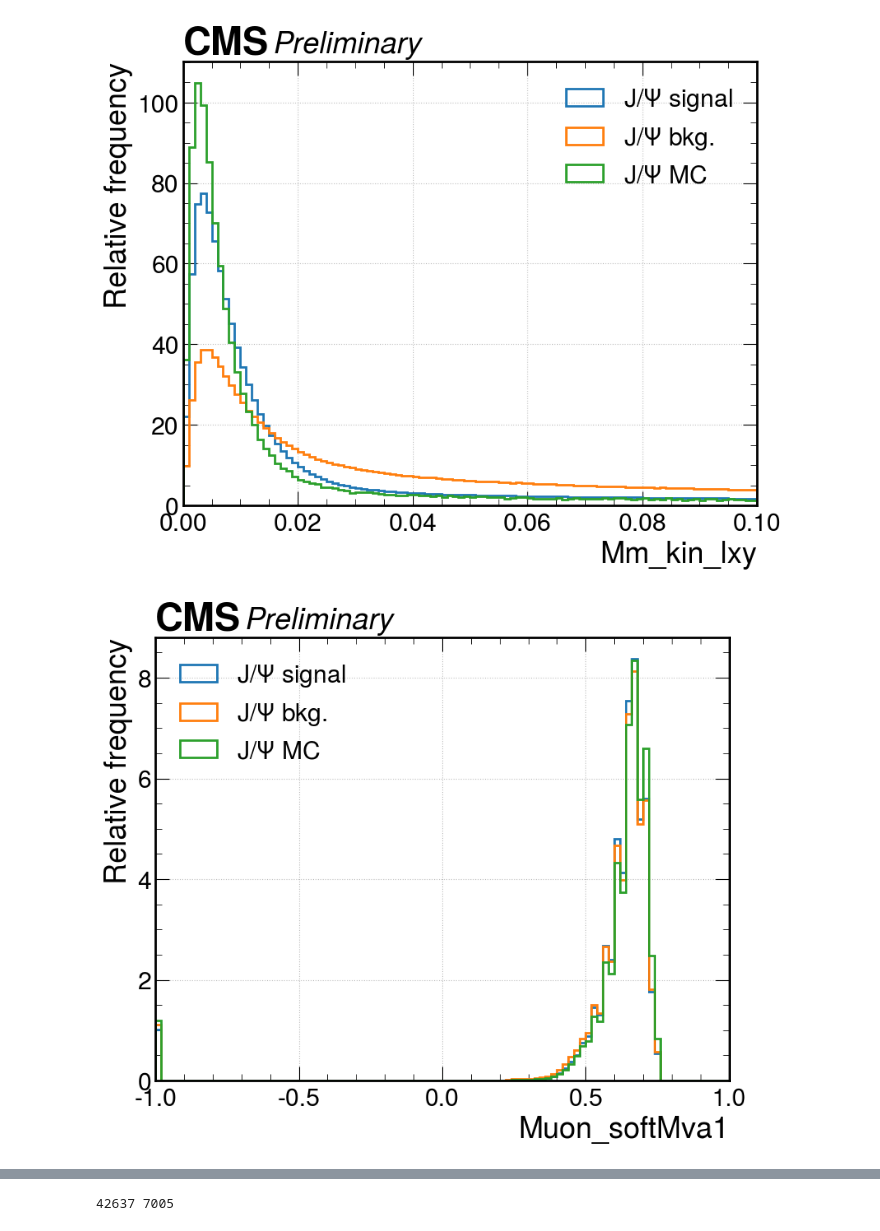
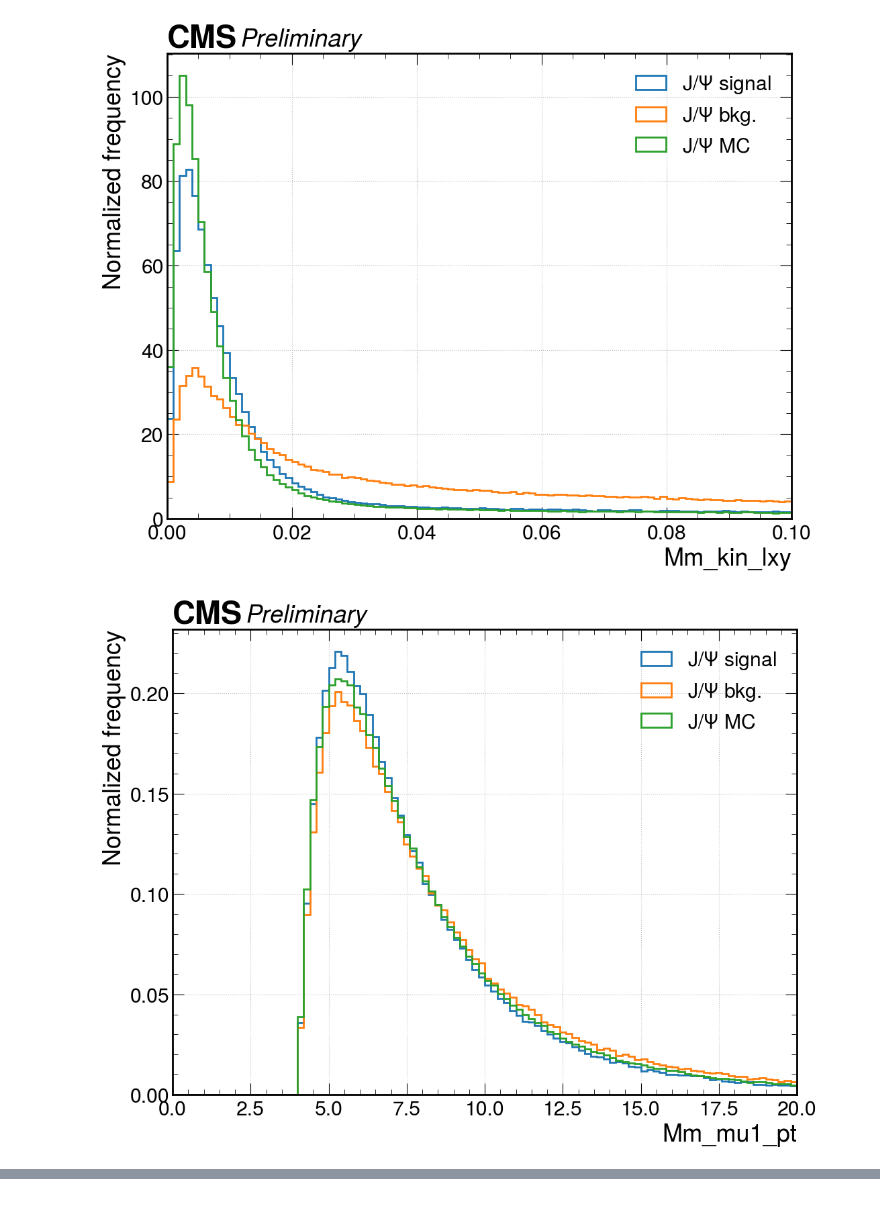
Before and after one commit to ludomori99/Darkphotons_Run3, a Jupyter notebook: notebooks/compare_quantities.ipynb, the cells around one changed output, grey strips where cells are left out. Saved outputs shown, nothing was run; the diff lists cells and outputs as text; code cells hidden in the pictures.

```diff
--- a/notebooks/compare_quantities.ipynb
+++ b/notebooks/compare_quantities.ipynb
@@ -59,8 +63,8 @@ def plot_hist(data,names,nbins=100, weights = None, xlabel = None, saveas=None,
 # %%
 
 branches = {"Mm_kin_lxy":{'t': 'f','lim' : (0,0.1)},
-            "Muon_softMva1":{'t': 'f','lim' : (-1,1)},
-            "Muon_softMva2":{'t': 'f','lim' : (-1,1)},
+            # "Muon_softMva1":{'t': 'f','lim' : (-1,1)},
+            # "Muon_softMva2":{'t': 'f','lim' : (-1,1)},
             # "Mm_kin_l3d":{'t': 'f','lim' : (0,0.05)},
             # "Mm_iso":{'t': 'f','lim' : None},
             # "Mm_kin_vtx_chi2dof":{'t': 'f','lim' : (0,20)},
@@ -76,11 +80,14 @@ branches = {"Mm_kin_lxy":{'t': 'f','lim' : (0,0.1)},
             # "Mm_m2iso":{'t': 'f','lim' : (0,1)},
             # "Mm_kin_sl3d":{'t': 'f','lim' : (0,20)},
             # "Mm_nDisTrks":{'t': 'i','lim' : (0,8)},
-            # "Mm_mu2_pt":{'t': 'f','lim' : (5,20)},
+            "Mm_mu1_pt":{'t': 'f','lim' : (0,20)},
+            "Mm_mu2_pt":{'t': 'f','lim' : (0,20)},
             "Mm_kin_pt":{'t': 'f','lim' : (0,40)},
             # "Mm_mu2_eta":{'t': 'f','lim' :None},
             # "Mm_docatrk":{'t': 'i','lim' : (0,8)},
-            # "Mm_kin_eta":{'t': 'f','lim' :None},
+            "Mm_kin_eta":{'t': 'f','lim' :None},
+            "Mm_mu1_eta":{'t': 'f','lim' :None},
+            "Mm_mu2_eta":{'t': 'f','lim' :None},
             # "Mm_kin_pvlip":{'t': 'f','lim' :(0,0.1)},
             # "Mm_otherVtxMaxProb":{'t': 'f','lim' :(0.8,1)},
             # "Mm_otherVtxMaxProb1":{'t': 'f','lim' :(0.8,1)},
@@ -108,12 +121,17 @@ NameError: name 'massJpsi' is not defined
 # %%
+signal_pure = treeJpsiData["Mm_mass"].array()[sjpsi]
+bkg_pure = treeJpsiData["Mm_mass"].array()[bkgjpsi]
+signal_MC = treeJpsiMC["Mm_mass"].array()#[treeMC["Mm_kin_pt"].array() > 10]
+plot_hist([signal_pure,bkg_pure,signal_MC],["J/$\Psi$ signal","J/$\Psi$ bkg.","J/$\Psi$ MC"],xlabel=str("Dimuon mass"),xlim=(2.6,3.6))
+
 signal_pure = treeJpsiData["Mm_kin_pt"].array()[sjpsi]
-bkg_pure = treeJpsiData["Mm_kin_pt"].array()[bjpsi]
+bkg_pure = treeJpsiData["Mm_kin_pt"].array()[bkgjpsi]
 signal_MC = treeJpsiMC["Mm_kin_pt"].array()#[treeMC["Mm_kin_pt"].array() > 10]
-plot_hist([signal_pure,bkg_pure,signal_MC],["J/$\Psi$ signal","J/$\Psi$ bkg.","J/$\Psi$ MC"],xlabel=str("Dimuon $p_T$"),xlim=branches["Mm_kin_pt"]['lim'],density=True, int=(branches["Mm_kin_pt"]['t']=="i"))#,signal_id,bkg_id
+plot_hist([signal_pure,bkg_pure,signal_MC],["J/$\Psi$ signal","J/$\Psi$ bkg.","J/$\Psi$ MC"],xlabel=str("Dimuon $p_T$"),xlim=branches["Mm_kin_pt"]['lim'],density=True)#,signal_id,bkg_id
 
 signal_pure = treeJpsiData["Mm_kin_lxy"].array()[sjpsi]
-signal_pureY = treeUpsilonData["Mm_kin_lxy"].array()[sY]
-bkg_pure = treeJpsiData["Mm_kin_lxy"].array()[bjpsi]
+signal_pureY = treeYData["Mm_kin_lxy"].array()[sY]
+bkg_pure = treeJpsiData["Mm_kin_lxy"].array()[bkgjpsi]
 signal_MC = treeJpsiMC["Mm_kin_lxy"].array()#[treeMC["Mm_kin_lxy"].array() > 10]
-plot_hist([signal_pure,bkg_pure,signal_MC,signal_pureY],["J/$\Psi$ signal","J/$\Psi$ bkg.","J/$\Psi$ MC", "Y(1S) signal"],xlabel=str("Mm_kin_lxy"),xlim=branches["Mm_kin_lxy"]['lim'],density=True, int=(branches["Mm_kin_lxy"]['t']=="i"))#,signal_id,bkg_id
+plot_hist([signal_pure,bkg_pure,signal_MC,signal_pureY],["J/$\Psi$ signal","J/$\Psi$ bkg.","J/$\Psi$ MC", "Y(1S) signal"],xlabel=str("Mm_kin_lxy"),xlim=branches["Mm_kin_lxy"]['lim'],density=True)#,signal_id,bkg_id
 # %% [output]
@@ -122,9 +141,9 @@ plot_hist([signal_pure,bkg_pure,signal_MC,signal_pureY],["J/$\Psi$ signal","J/$\
 # %%
 for q,items in branches.items():
     signal_pure = treeJpsiData[q].array()[sjpsi]
-    bkg_pure = treeJpsiData[q].array()[bjpsi]
+    bkg_pure = treeJpsiData[q].array()[bkgjpsi]
     signal_MC = treeJpsiMC[q].array()#[treeMC["Mm_kin_pt"].array() > 10]
-    plot_hist([signal_pure,bkg_pure,signal_MC],["J/$\Psi$ signal","J/$\Psi$ bkg.","J/$\Psi$ MC", "J/$\Psi$ MC"],xlabel=str(q),xlim=items['lim'],density=True, log=False, int=(items['t']=="i"))#,signal_id,bkg_id
+    plot_hist([signal_pure,bkg_pure,signal_MC],["J/$\Psi$ signal","J/$\Psi$ bkg.","J/$\Psi$ MC", "J/$\Psi$ MC"],xlabel=str(q),xlim=items['lim'],density=True, log=False)#,signal_id,bkg_id
 # %% [output]
-[figure, old version]
+[figure, new version]
-[figure, old version]
+[figure, new version]
@@ -138,8 +160,6 @@ for q,items in branches.items():
 #     bkg_id = tree[q].array()[bY&id]
 #     plot_hist([signal_pure,bkg_pure,signal_id,bkg_id],["signal_pure","bkg_pure","signal_id","bkg_id"],xlabel=str(q),xlim=items['lim'], int=(items['t']=="i"))#,signal_id,bkg_id
 # %%
-print(len(treeUpsilonMC.arrays()), np.sum(treeUpsilonMC["Mm_kin_pt"].array()>10))
+# print(len(treeUpsilonMC.arrays()), np.sum(treeUpsilonMC["Mm_kin_pt"].array()>10))
-# %% [output]
-42637 7005
 # %%
 for q,items in branches.items():
```
Also changed, not shown: parts of 7 cells of this notebook, 2 other files.
